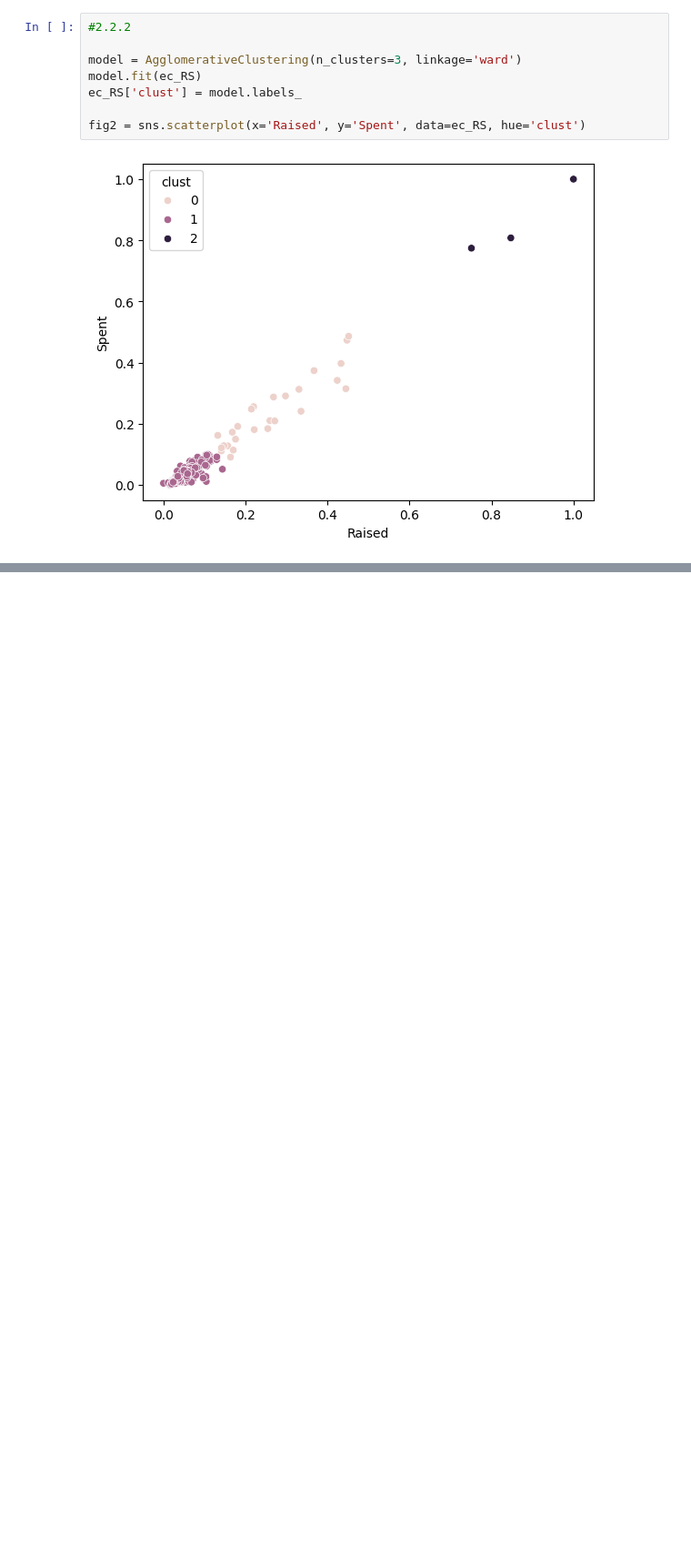
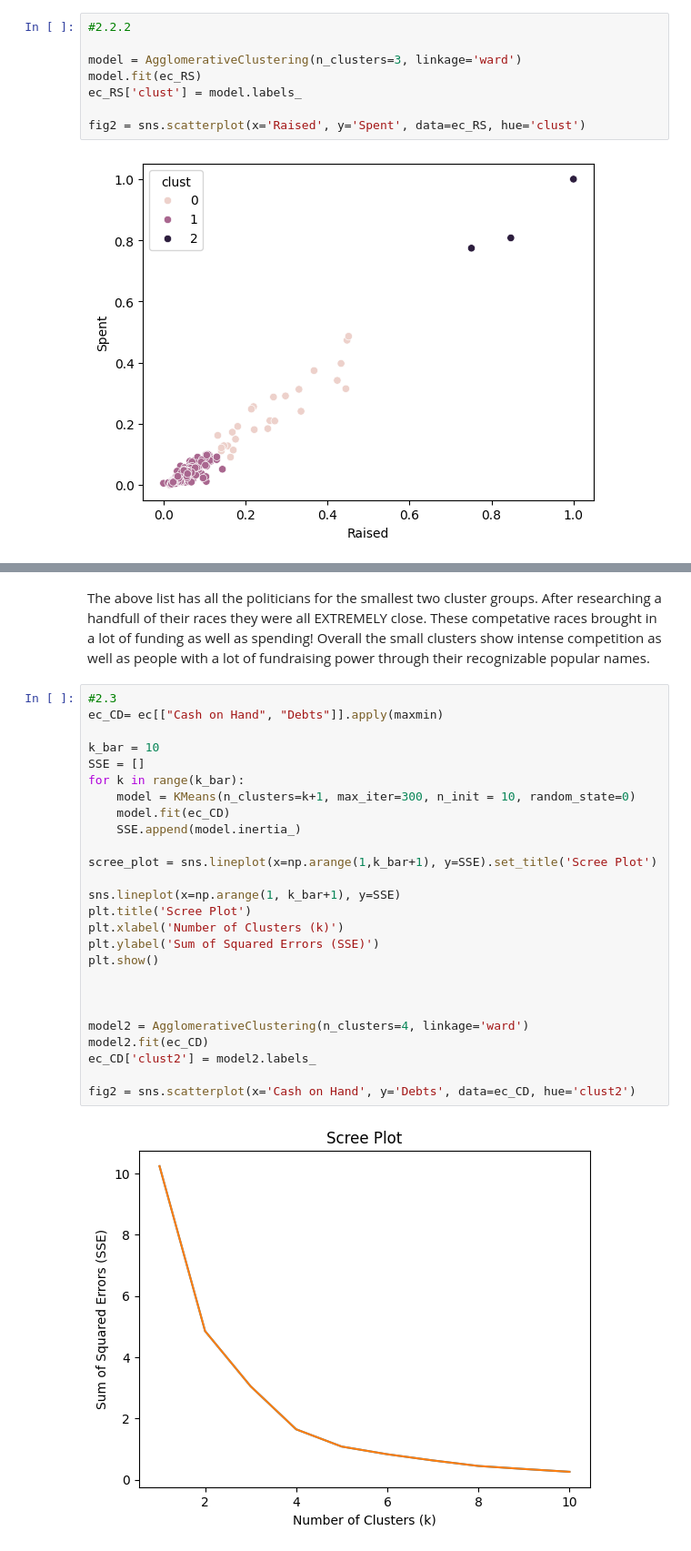
Before and after one commit to nladocsi/DS-2002-F25, a Jupyter notebook: assignment_clustering.ipynb, the cells around one changed output, grey strips where cells are left out. Shown: that part at 91% size. Cells and saved outputs as stored; diff of their text form; blank space fills up the shorter version.

```diff
--- a/assignment_clustering.ipynb
+++ b/assignment_clustering.ipynb
@@ -232,3 +224,33 @@ print(smallest_clusters_members)
 499                  Tim Ryan      0
 500                 Tim Scott      0
 523               Val Demings      2
+# %% [markdown]
+The above list has all the politicians for the smallest two cluster groups. After researching a handfull of their races they were all EXTREMELY close. These competative races brought in a lot of funding as well as spending! Overall the small clusters show intense competition as well as people with a lot of fundraising power through their recognizable popular names.
+# %%
+#2.3
+ec_CD= ec[["Cash on Hand", "Debts"]].apply(maxmin)
+
+k_bar = 10
+SSE = []
+for k in range(k_bar):
+    model = KMeans(n_clusters=k+1, max_iter=300, n_init = 10, random_state=0)
+    model.fit(ec_CD)
+    SSE.append(model.inertia_)
+
+scree_plot = sns.lineplot(x=np.arange(1,k_bar+1), y=SSE).set_title('Scree Plot')
+
+sns.lineplot(x=np.arange(1, k_bar+1), y=SSE)
+plt.title('Scree Plot')
+plt.xlabel('Number of Clusters (k)')
+plt.ylabel('Sum of Squared Errors (SSE)')
+plt.show()
+
+
+
+model2 = AgglomerativeClustering(n_clusters=4, linkage='ward')
+model2.fit(ec_CD)
+ec_CD['clust2'] = model2.labels_
+
+fig2 = sns.scatterplot(x='Cash on Hand', y='Debts', data=ec_CD, hue='clust2')
+# %% [output]
+[figure, added]
```
Also changed, not shown: parts of 6 cells of this notebook.
